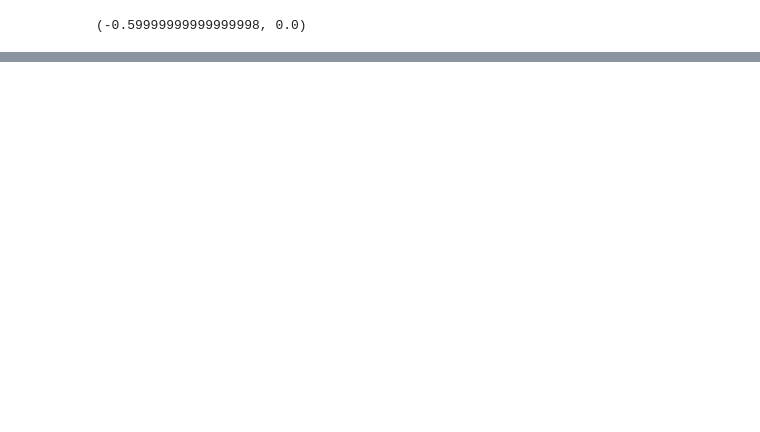
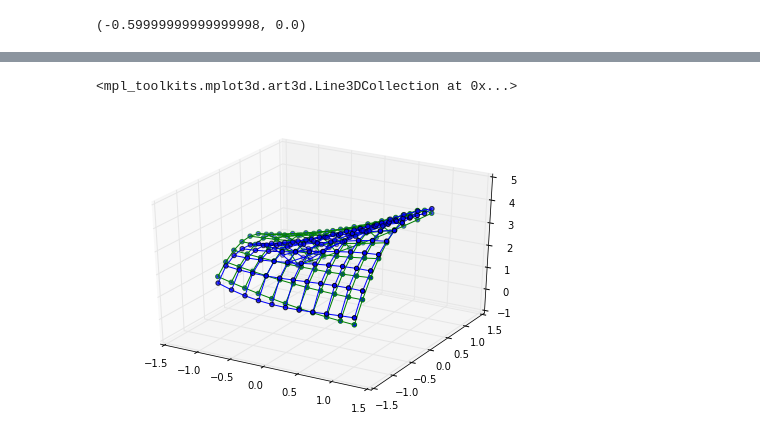
Before and after one commit to KensakuNakamura/data_analysis_practice, a Jupyter notebook: An_Implementation_Of_RidgeRegression.ipynb, the cells around one changed output, grey strips where cells are left out. Saved outputs shown, nothing was run; the diff lists cells and outputs as text; code cells hidden in the pictures; blank space fills up the shorter version.

```diff
--- a/An_Implementation_Of_RidgeRegression.ipynb
+++ b/An_Implementation_Of_RidgeRegression.ipynb
@@ -69,6 +67,7 @@ ax.plot_wireframe(X[0],X[1],t_noised,color='red') #<---ここでplot
 x_array=np.reshape(X[0],np.size(X[0]))
 y_array=np.reshape(X[1],np.size(X[1]))
 t_array=np.reshape(t,np.size(t))
+t_noised_array=np.reshape(t_noised,np.size(t))
 # %%
 fig = plt.figure()
 ax = Axes3D(fig)
@@ -131,0 +145,7 @@ array([[ 1.  , -1.  , -1.  ,  1.  ,  1.  ,  1.  ],
+# %%
+PHI_trans=np.transpose(PHI)
+#np.transpose 転置
+w_noise = np.linalg.inv(PHI_trans.dot(PHI)).dot(np.dot(PHI_trans, t_noised_array))
+ws_noise = np.linalg.solve( PHI_trans.dot(PHI), np.dot(PHI_trans, t_noised_array))
+print w_noise
+print ws_noise
@@ -131,0 +157,14 @@ array([[ 1.  , -1.  , -1.  ,  1.  ,  1.  ,  1.  ],
+# %%
+x_sample=(X[0][0,0],X[1][0,0])
+y_sample=sum ([ phi[i](*x_sample) for i in xrange(len(phi)) ])
+
+Y_predicted_array=PHI.dot(w)
+
+print Y_predicted_array
+
+Y_predicted=Y_predicted_array.reshape(X[0].shape)
+
+
+
+Y_predicted_from_noise_array=PHI.dot(w_noise)
+Y_predicted_noise=Y_predicted_from_noise_array.reshape(X[0].shape)
@@ -132,3 +189,26 @@ array([[ 1.  , -1.  , -1.  ,  1.  ,  1.  ,  1.  ],
+# %%
+fig = plt.figure()
+ax = Axes3D(fig)
+ax.plot_wireframe(X[0],X[1],t) #<---ここでplot
+ax.scatter(X[0],X[1],t) #<---ここでplot
+
+# ax.plot_wireframe(X[0],X[1],t_noised) #<---ここでplot
+# ax.scatter(X[0],X[1],t_noised) #<---ここでplot
+
+
+# ax.scatter(X[0],X[1],Y_predicted,color='red') #<---ここでplot
+# ax.plot_wireframe(X[0],X[1],Y_predicted,color='red') #<---ここでplot
+
+ax.scatter(X[0],X[1],Y_predicted_noise,color='green') #<---ここでplot
+ax.plot_wireframe(X[0],X[1],Y_predicted_noise,color='green') #<---ここでplot
+
+
+
+# ax.scatter(X[0],X[1],t_noised,color='cyan') #<---ここでplot
+# ax.plot_wireframe(X[0],X[1],t_noised,color='cyan') #<---ここでplot
+# %% [output]
+<mpl_toolkits.mplot3d.art3d.Line3DCollection at 0x...>
+[figure, added]
 # %%
 p=(3,4)
 phi_p=[0]*len(phi)
```
Also changed, not shown: parts of 22 cells of this notebook.
